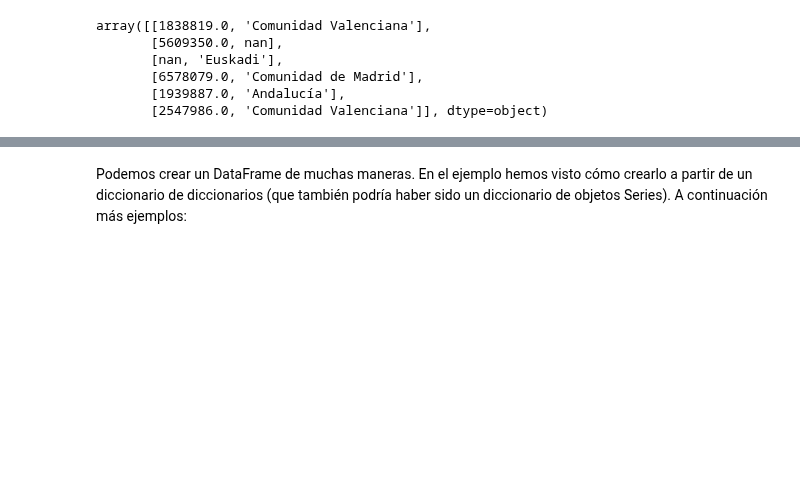
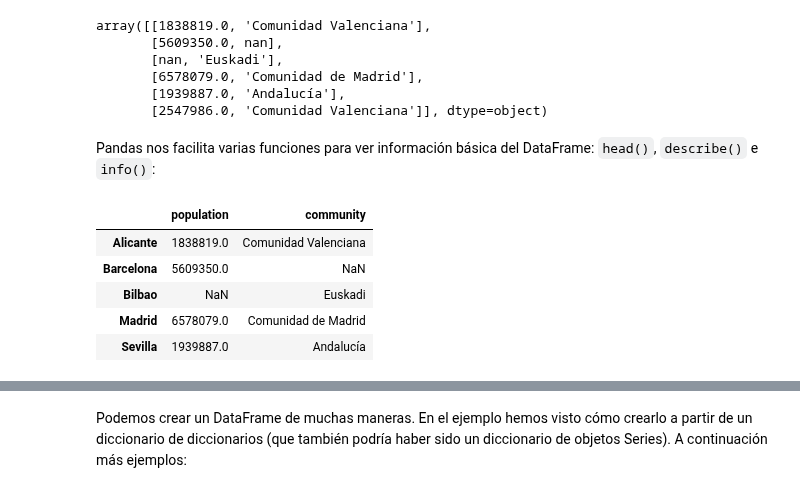
Before and after one commit to pyjaime/python3-101, a Jupyter notebook: python3_pandas_es.ipynb, the cells around one changed output, grey strips where cells are left out. Saved outputs shown, nothing was run; the diff lists cells and outputs as text; code cells hidden in the pictures; blank space fills up the shorter version.

Commit message:
Add methods to DataFrame

```diff
--- a/python3_pandas_es.ipynb
+++ b/python3_pandas_es.ipynb
@@ -116,3 +116,14 @@ array([[1838819.0, 'Comunidad Valenciana'],
        [6578079.0, 'Comunidad de Madrid'],
        [1939887.0, 'Andalucía'],
        [2547986.0, 'Comunidad Valenciana']], dtype=object)
+# %% [markdown]
+Pandas nos facilita varias funciones para ver información básica del DataFrame: `head()`, `describe()` e `info()`:
+# %%
+provinces.head()
+# %% [output]
+|  | population | community |
+| Alicante | 1838819.0 | Comunidad Valenciana |
+| Barcelona | 5609350.0 | NaN |
+| Bilbao | NaN | Euskadi |
+| Madrid | 6578079.0 | Comunidad de Madrid |
+| Sevilla | 1939887.0 | Andalucía |
```
Also changed, not shown: parts of 11 cells of this notebook.
